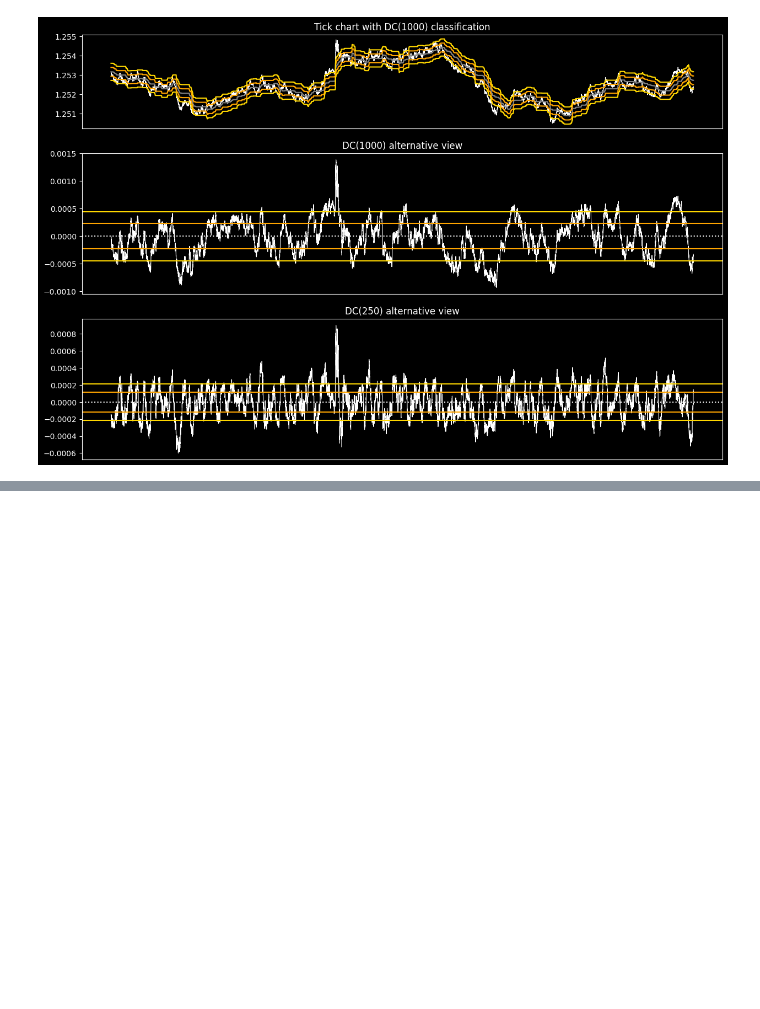
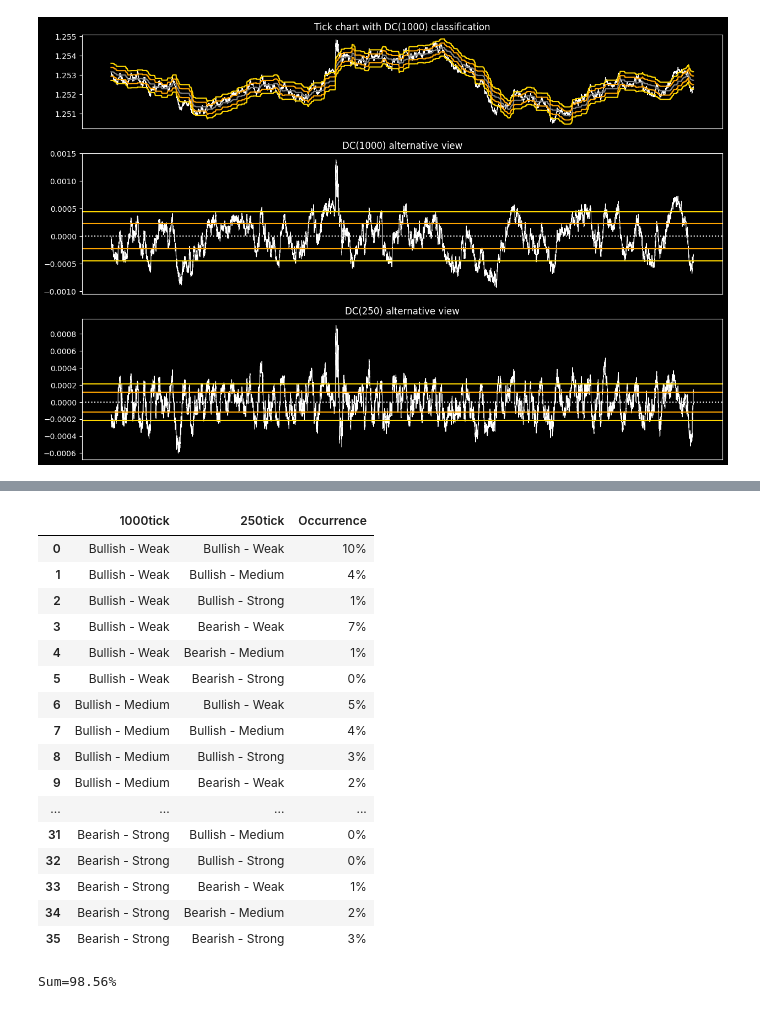
Before and after one commit to ironhak/test4anti, a Jupyter notebook: classify_candles v5.ipynb, the cells around one changed output, grey strips where cells are left out. Saved outputs shown, nothing was run; the diff lists cells and outputs as text; code cells hidden in the pictures; blank space fills up the shorter version.

```diff
--- a/classify_candles v5.ipynb
+++ b/classify_candles v5.ipynb
@@ -425,0 +466,54 @@ plt.show()
+# %%
+# Possible values in each column
+unique_biases = ['Bullish','Bearish']
+unique_biases_25 = ['Bullish','Bearish']
+unique_strengthes = ['Weak','Medium','Strong']
+unique_strengthes_25= ['Weak','Medium','Strong']
+
+columns = [f'{master_dimension.price_frame}tick',f'{wick_dimension.price_frame}tick','Occurrence']
+
+combinations = pd.DataFrame(columns=columns)
+sum = 0
+
+for bias in unique_biases:
+    for strength in unique_strengthes:
+        for bias_25 in unique_biases_25:
+                for strength_25 in unique_strengthes_25:
+
+                    occurrence = ( (df1k['BiasDC'] == bias) & (df1k['StrengthDC'] == strength) &
+                                  (df1k['BiasDC_25']==bias_25) & (df1k['StrengthDC_25']==strength_25)).mean() * 100
+                    sum += occurrence
+                    new_row = {
+                         columns[0] : f'{bias} - {strength}',
+                         columns[1] : f'{bias_25} - {strength_25}',
+                         columns[2] : f'{int(occurrence)}%' if not np.isnan(occurrence) else 0,
+                    }
+
+                    # Append the new row to the DataFrame
+                    combinations = pd.concat([combinations,pd.DataFrame([new_row])], ignore_index=True)
+
+#tabulate(biases_df, headers='keys', tablefmt='html', floatfmt=".6f",showindex=False, numalign="center", stralign="right")
+
+display(combinations)
+
+
+print(f'Sum={round(sum,2)}%')
+# %% [output]
+|  | 1000tick | 250tick | Occurrence |
+| 0 | Bullish - Weak | Bullish - Weak | 10% |
+| 1 | Bullish - Weak | Bullish - Medium | 4% |
+| 2 | Bullish - Weak | Bullish - Strong | 1% |
+| 3 | Bullish - Weak | Bearish - Weak | 7% |
+| 4 | Bullish - Weak | Bearish - Medium | 1% |
+| 5 | Bullish - Weak | Bearish - Strong | 0% |
+| 6 | Bullish - Medium | Bullish - Weak | 5% |
+| 7 | Bullish - Medium | Bullish - Medium | 4% |
+| 8 | Bullish - Medium | Bullish - Strong | 3% |
+| 9 | Bullish - Medium | Bearish - Weak | 2% |
+| ... | ... | ... | ... |
+| 31 | Bearish - Strong | Bullish - Medium | 0% |
+| 32 | Bearish - Strong | Bullish - Strong | 0% |
+| 33 | Bearish - Strong | Bearish - Weak | 1% |
+| 34 | Bearish - Strong | Bearish - Medium | 2% |
+| 35 | Bearish - Strong | Bearish - Strong | 3% |
+Sum=98.56%
```
Also changed, not shown: parts of 3 cells of this notebook, 1 other file.
